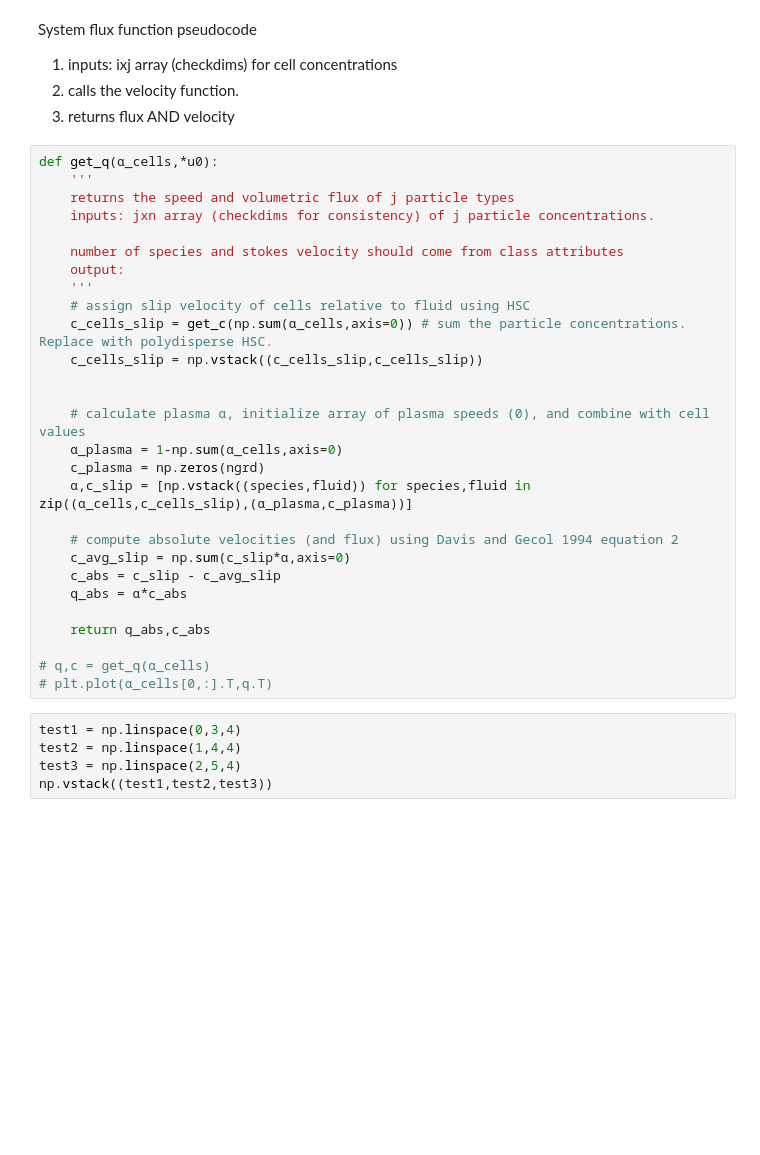
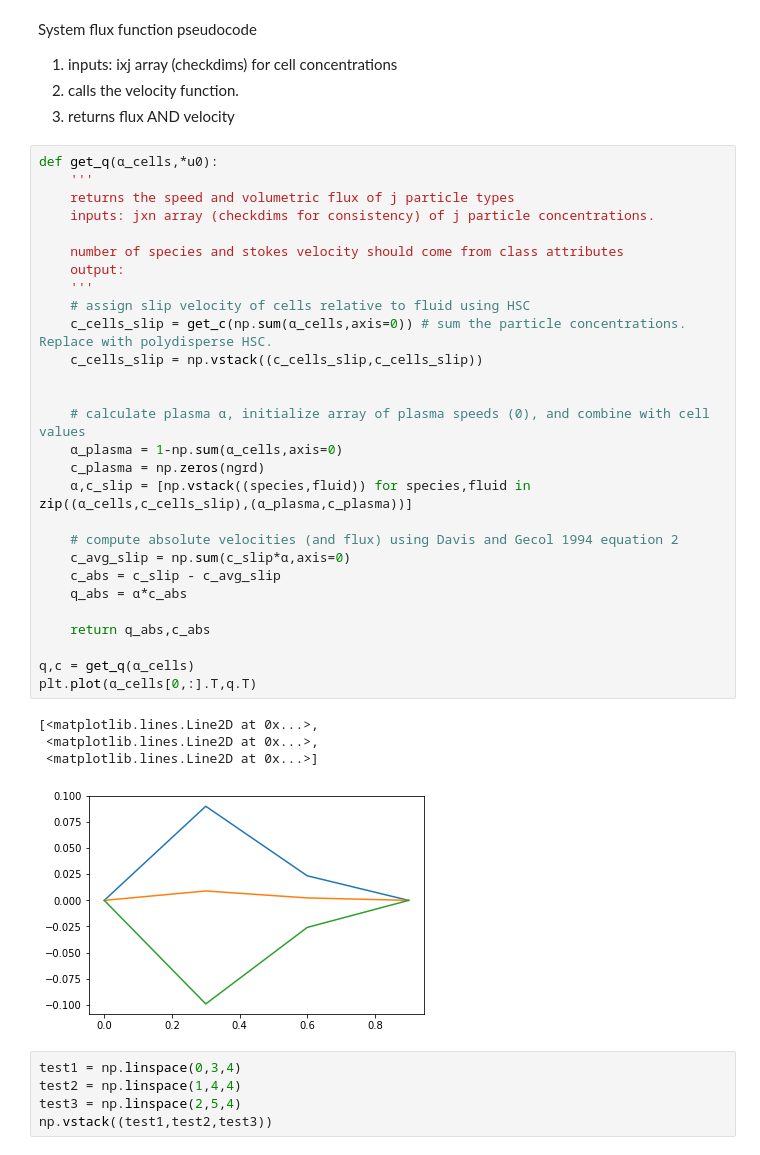
Before and after one commit to cliffanderson720/MS-Thesis-Pitt, a Jupyter notebook: Simulations/Hyperbolic systems.ipynb, the cells around one changed output. Cells and saved outputs as stored; diff of their text form; blank space fills up the shorter version.

```diff
--- a/Simulations/Hyperbolic systems.ipynb
+++ b/Simulations/Hyperbolic systems.ipynb
@@ -68,31 +68,36 @@ System flux function pseudocode
 # %%
 def get_q(α_cells,*u0):
     '''
     returns the speed and volumetric flux of j particle types
     inputs: jxn array (checkdims for consistency) of j particle concentrations.
 
     number of species and stokes velocity should come from class attributes
     output:
     '''
     # assign slip velocity of cells relative to fluid using HSC
     c_cells_slip = get_c(np.sum(α_cells,axis=0)) # sum the particle concentrations. Replace with polydisperse HSC.
     c_cells_slip = np.vstack((c_cells_slip,c_cells_slip))
 
 
     # calculate plasma α, initialize array of plasma speeds (0), and combine with cell values
     α_plasma = 1-np.sum(α_cells,axis=0)
     c_plasma = np.zeros(ngrd)
     α,c_slip = [np.vstack((species,fluid)) for species,fluid in zip((α_cells,c_cells_slip),(α_plasma,c_plasma))]
 
     # compute absolute velocities (and flux) using Davis and Gecol 1994 equation 2
     c_avg_slip = np.sum(c_slip*α,axis=0)
     c_abs = c_slip - c_avg_slip
     q_abs = α*c_abs
 
     return q_abs,c_abs
 
-# q,c = get_q(α_cells)
-# plt.plot(α_cells[0,:].T,q.T)
+q,c = get_q(α_cells)
+plt.plot(α_cells[0,:].T,q.T)
+# %% [output]
+[<matplotlib.lines.Line2D at 0x...>,
+ <matplotlib.lines.Line2D at 0x...>,
+ <matplotlib.lines.Line2D at 0x...>]
+[figure, added]
 # %%
 test1 = np.linspace(0,3,4)
 test2 = np.linspace(1,4,4)
```
Also changed, not shown: 4 other files.
